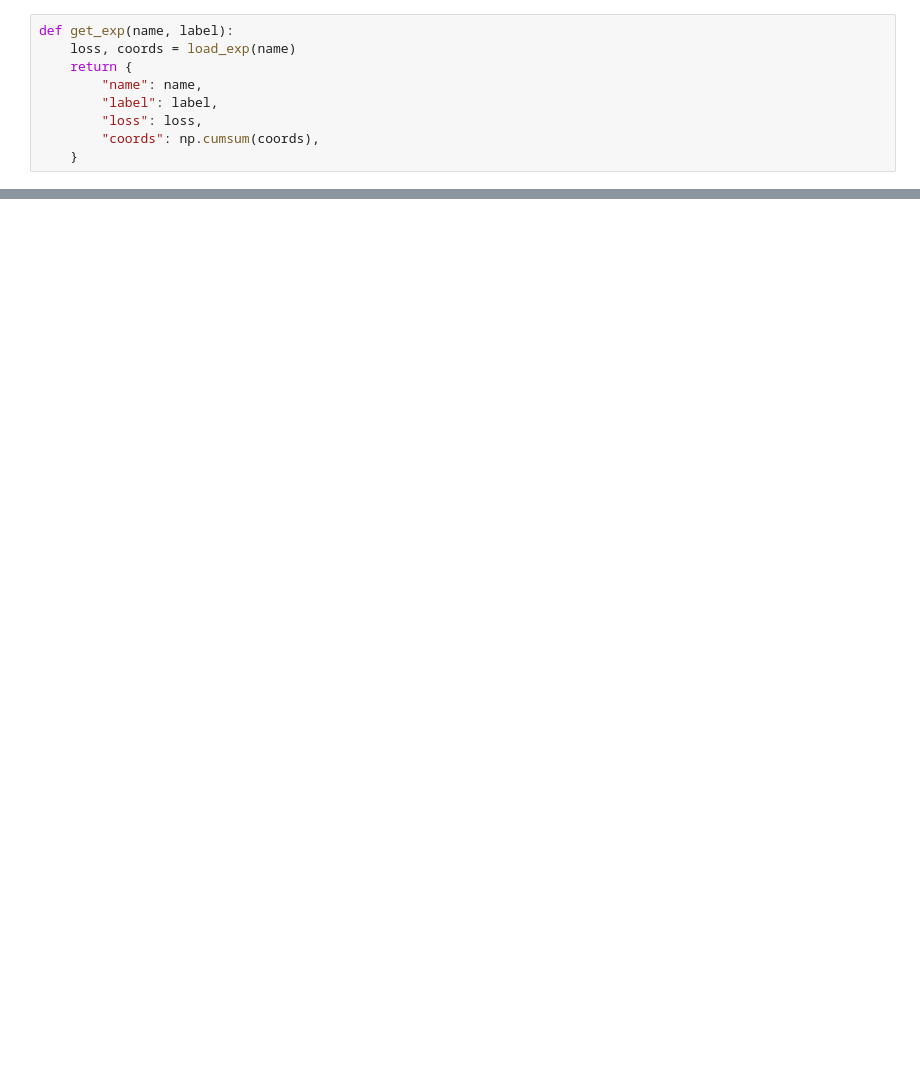
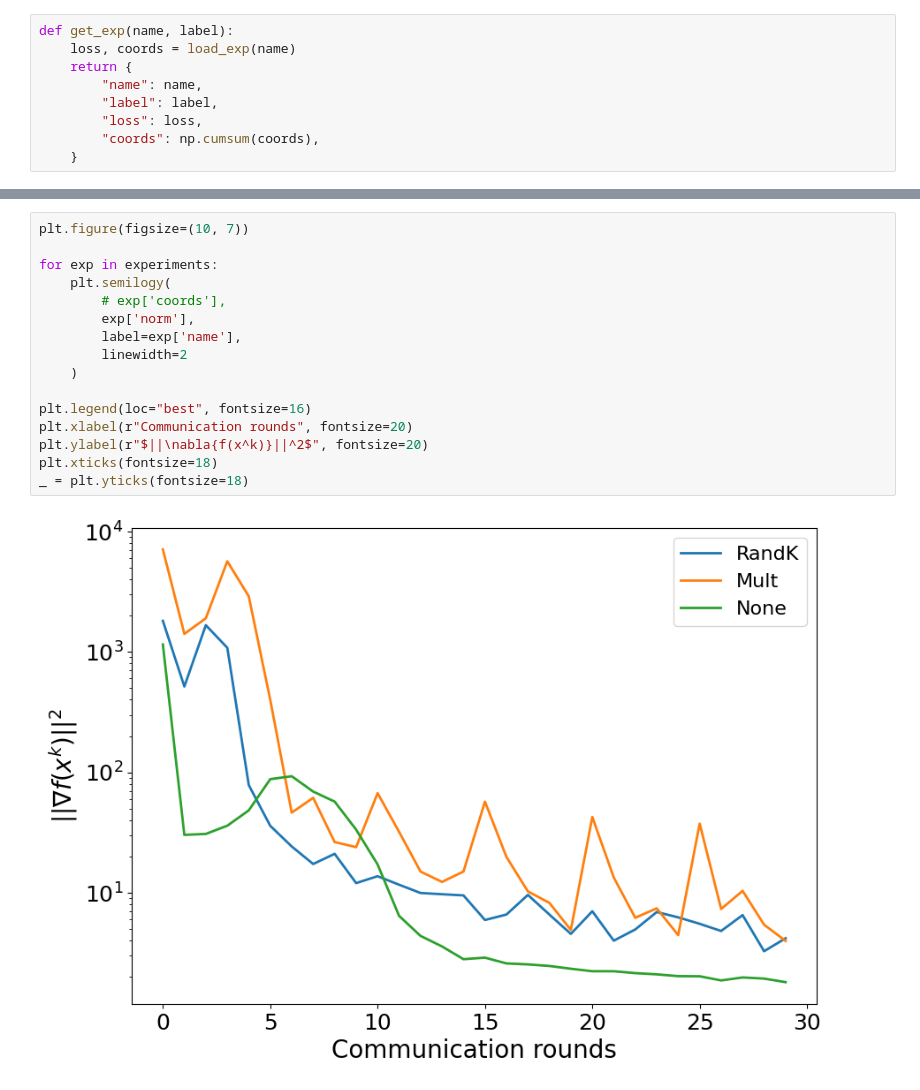
Before and after one commit to ndshaposhnik/pytorch-cifar, a Jupyter notebook: graphics.ipynb, the cells around one changed output, grey strips where cells are left out. Cells and saved outputs as stored; diff of their text form; blank space fills up the shorter version.

```diff
--- a/graphics.ipynb
+++ b/graphics.ipynb
@@ -77,0 +74,18 @@ _ = plt.yticks(fontsize=18)
+# %%
+plt.figure(figsize=(10, 7))
+
+for exp in experiments:
+    plt.semilogy(
+        # exp['coords'],
+        exp['norm'],
+        label=exp['name'],
+        linewidth=2
+    )
+
+plt.legend(loc="best", fontsize=16)
+plt.xlabel(r"Communication rounds", fontsize=20)
+plt.ylabel(r"$||\nabla{f(x^k)}||^2$", fontsize=20)
+plt.xticks(fontsize=18)
+_ = plt.yticks(fontsize=18)
+# %% [output]
+[figure, added]
```
Also changed, not shown: parts of 3 cells of this notebook, 15 other files.
